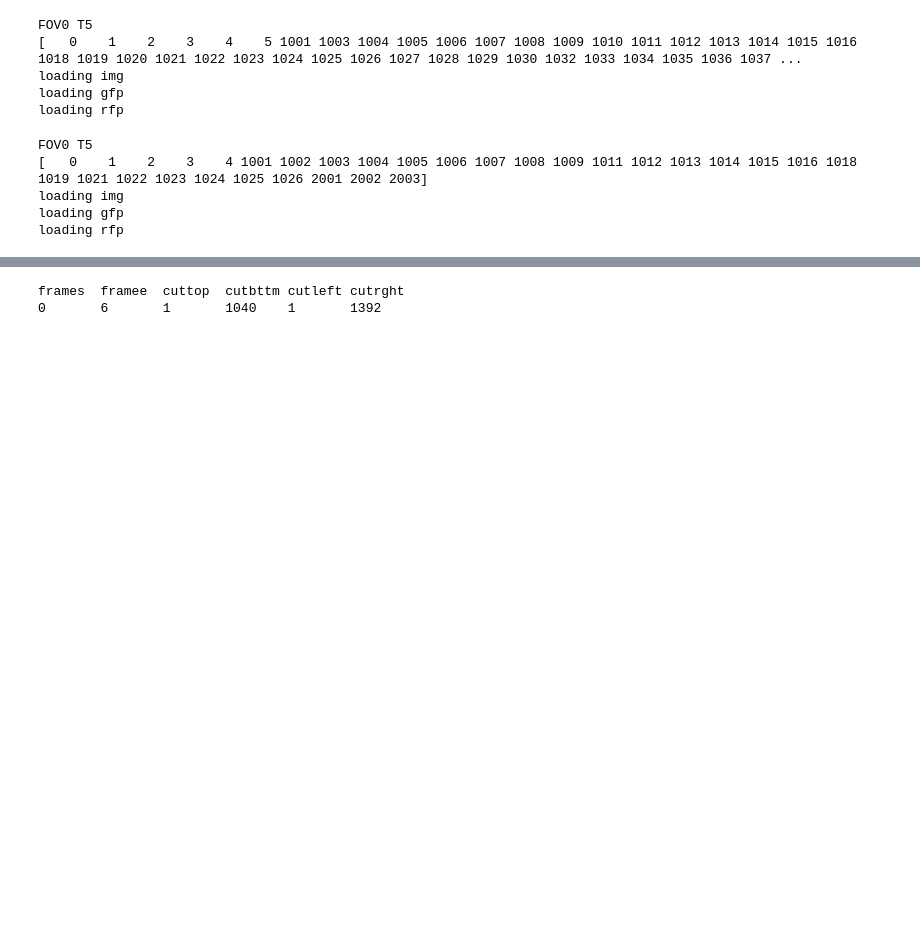
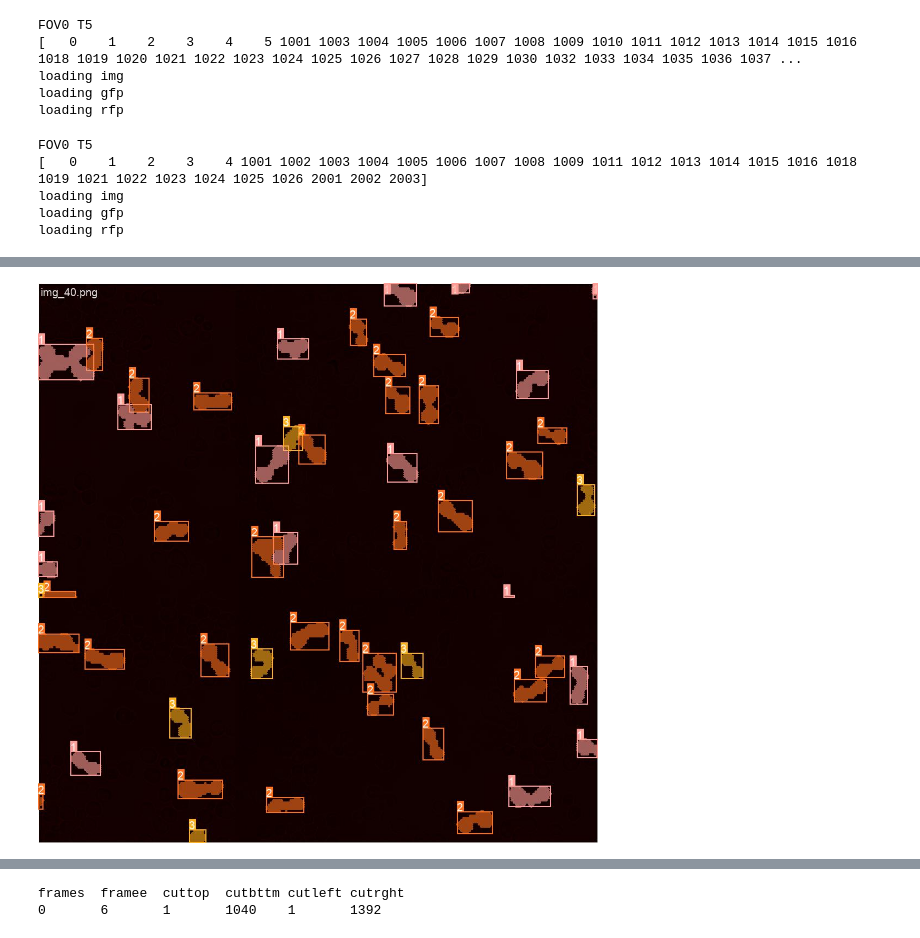
Before and after one commit to DessimozLab/yeast_fusion_segmenter, a Jupyter notebook: segment_retrain.ipynb, the cells around one changed output, grey strips where cells are left out. Cells and saved outputs as stored; diff of their text form; code cells hidden in the pictures; blank space fills up the shorter version.

```diff
--- a/segment_retrain.ipynb
+++ b/segment_retrain.ipynb
@@ -284,0 +315,6 @@ Starting training for 3 epochs...
+# %%
+from IPython.display import Image as show_image
+
+show_image(filename="runs/segment/train/train_batch0.jpg")
+# %% [output]
+[figure, added]
```
Also changed, not shown: parts of 10 cells of this notebook.
